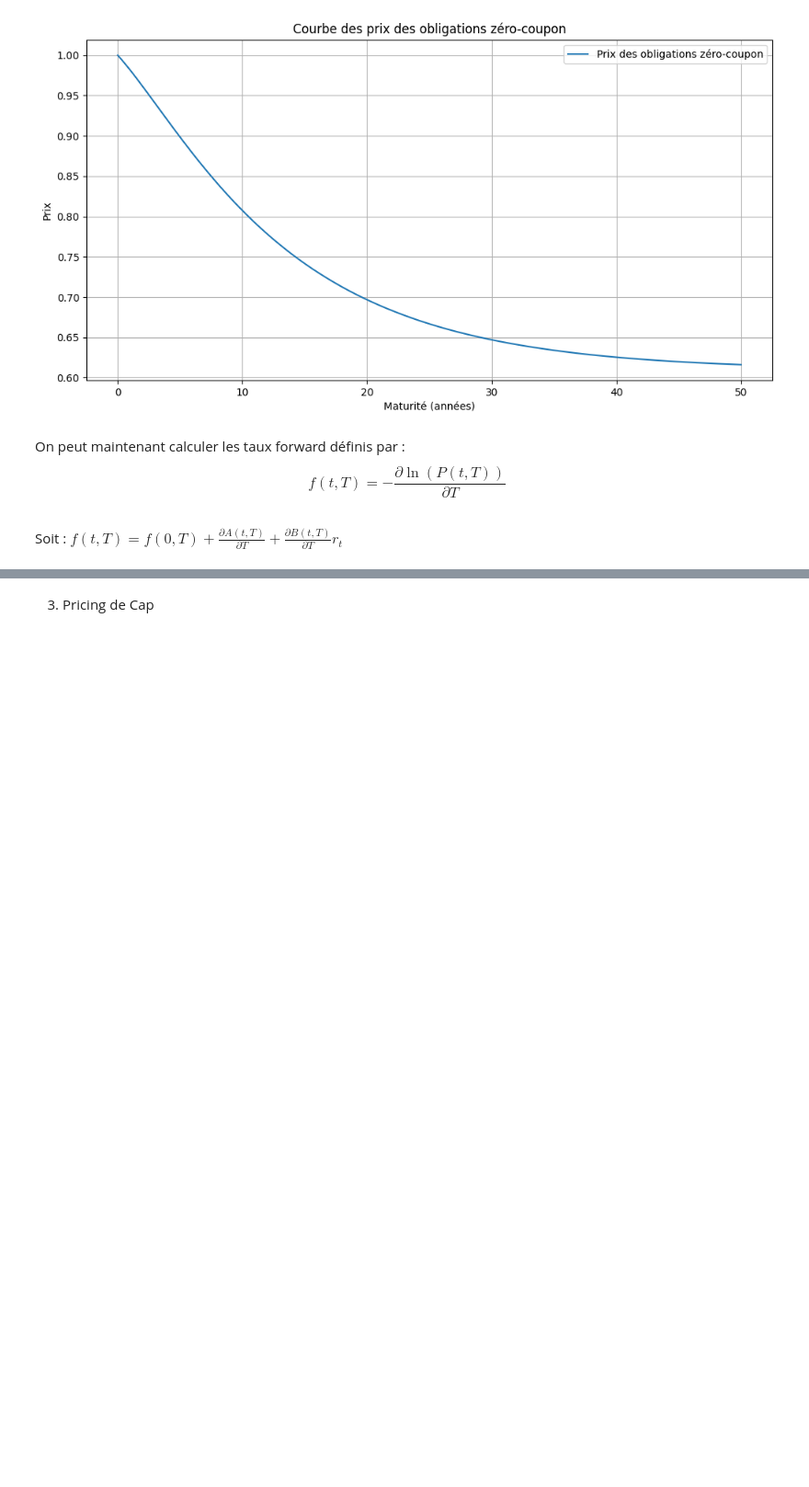
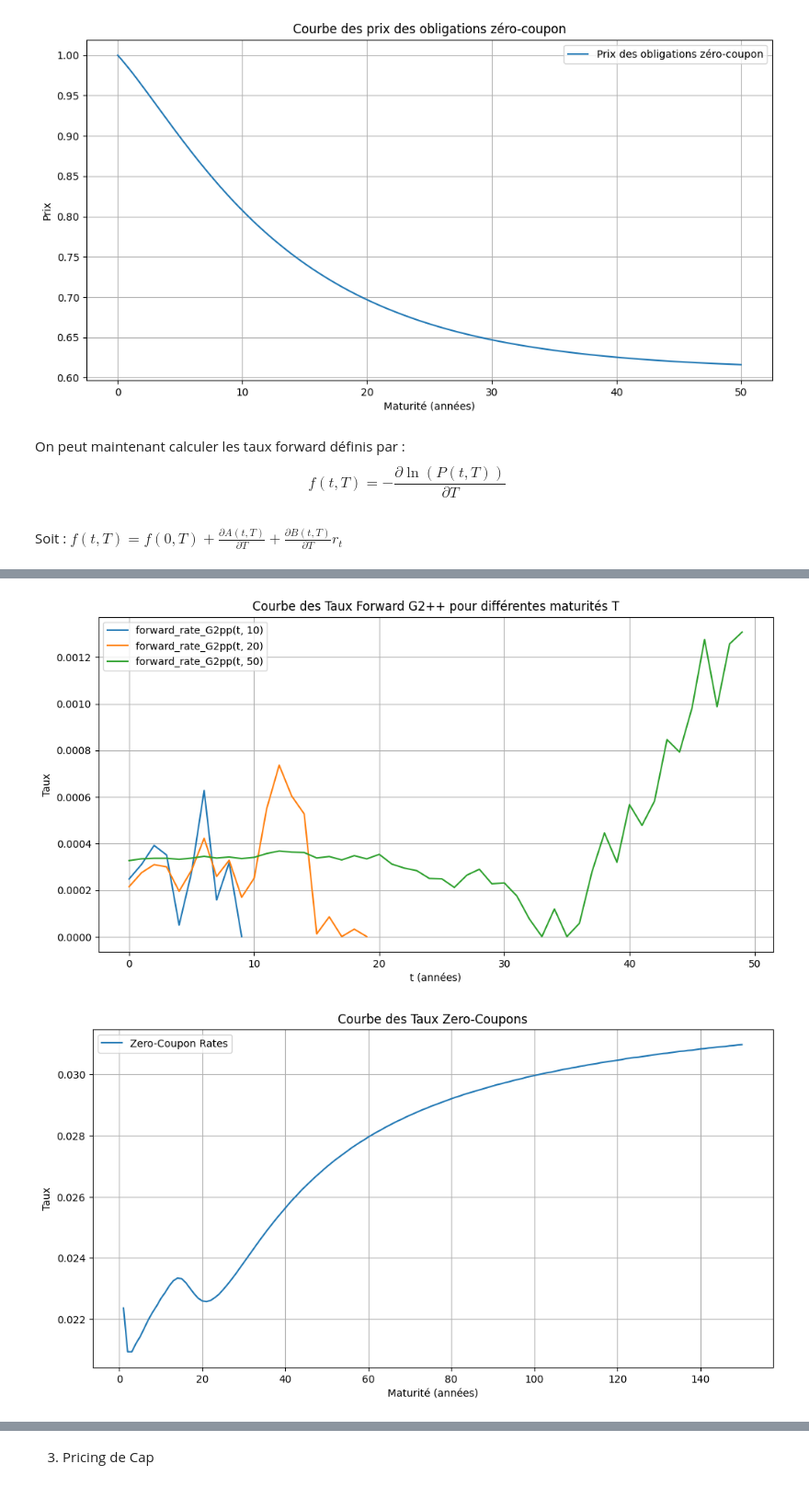
Before and after one commit to massine-djn/StatApp_GSE, a Jupyter notebook: main.ipynb, the cells around one changed output, grey strips where cells are left out. Shown at 92% size. Cells and saved outputs as stored; diff of their text form; code cells hidden in the pictures; blank space fills up the shorter version.

```diff
--- a/main.ipynb
+++ b/main.ipynb
@@ -494,0 +515,33 @@ forward_rates_t_T
+# %%
+# Define the range for t
+t_values = np.arange(0, 50, 1)
+
+# Calculate the forward rates for each T
+forward_rates_G2pp_T10 = [forward_rate_G2pp(t, 10, a, b, sigma, eta, rho, r, df_forward_rates[df_forward_rates["Maturité"] == 10]["Taux Forward f(0,T)"].values[0])/100 for t in t_values[:10]]
+forward_rates_G2pp_T20 = [forward_rate_G2pp(t, 20, a, b, sigma, eta, rho, r, df_forward_rates[df_forward_rates["Maturité"] == 20]["Taux Forward f(0,T)"].values[0])/100 for t in t_values[:20]]
+forward_rates_G2pp_T50 = [forward_rate_G2pp(t, 50, a, b, sigma, eta, rho, r, df_forward_rates[df_forward_rates["Maturité"] == 50]["Taux Forward f(0,T)"].values[0])/100 for t in t_values]
+
+# Plot the forward rates
+plt.figure(figsize=(12, 6))
+plt.plot(t_values[:10], forward_rates_G2pp_T10, label='forward_rate_G2pp(t, 10)')
+plt.plot(t_values[:20], forward_rates_G2pp_T20, label='forward_rate_G2pp(t, 20)')
+plt.plot(t_values, forward_rates_G2pp_T50, label='forward_rate_G2pp(t, 50)')
+plt.xlabel('t (années)')
+plt.ylabel('Taux')
+plt.legend()
+plt.title('Courbe des Taux Forward G2++ pour différentes maturités T')
+plt.grid()
+plt.show()
+
+# Plot the zero-coupon rates
+plt.figure(figsize=(12, 6))
+plt.plot(maturities, zero_coupon_rates, label='Zero-Coupon Rates')
+plt.xlabel('Maturité (années)')
+plt.ylabel('Taux')
+plt.legend()
+plt.title('Courbe des Taux Zero-Coupons')
+plt.grid()
+plt.show()
+# %% [output]
+[figure, added]
+[figure, added]
```
Also changed, not shown: parts of 17 cells of this notebook.
